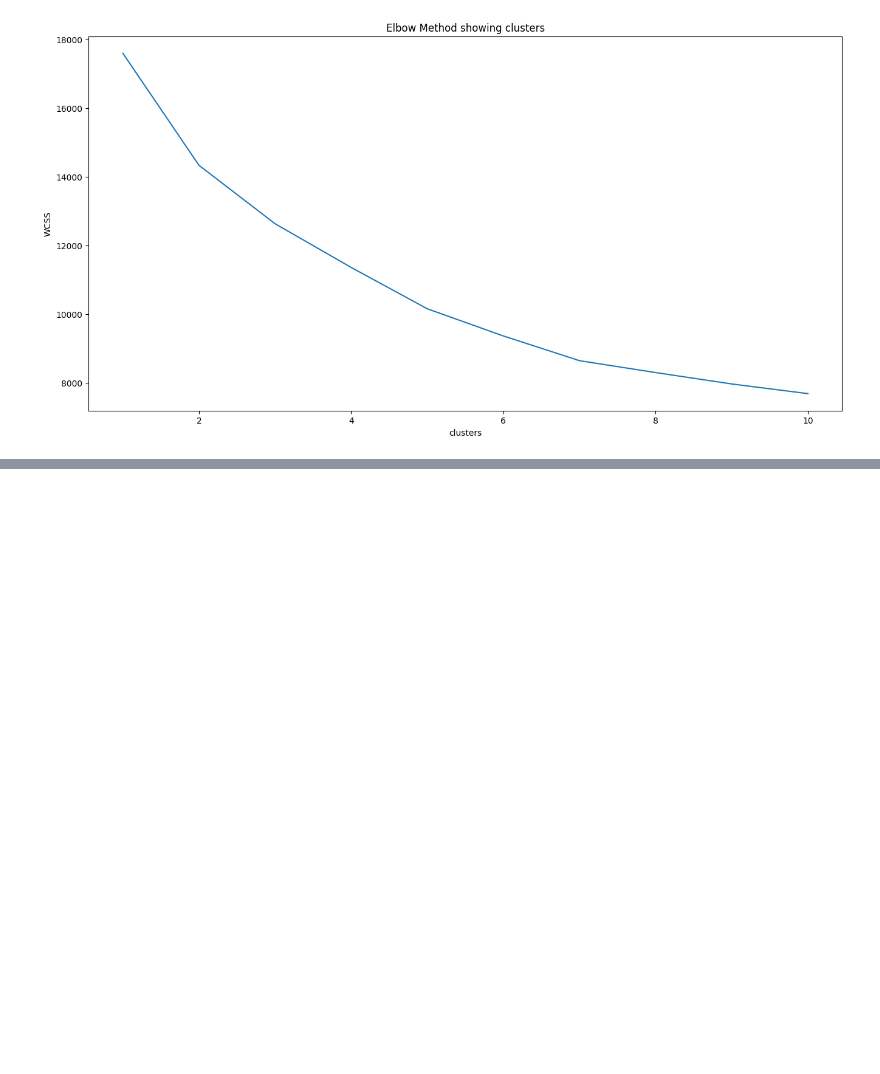
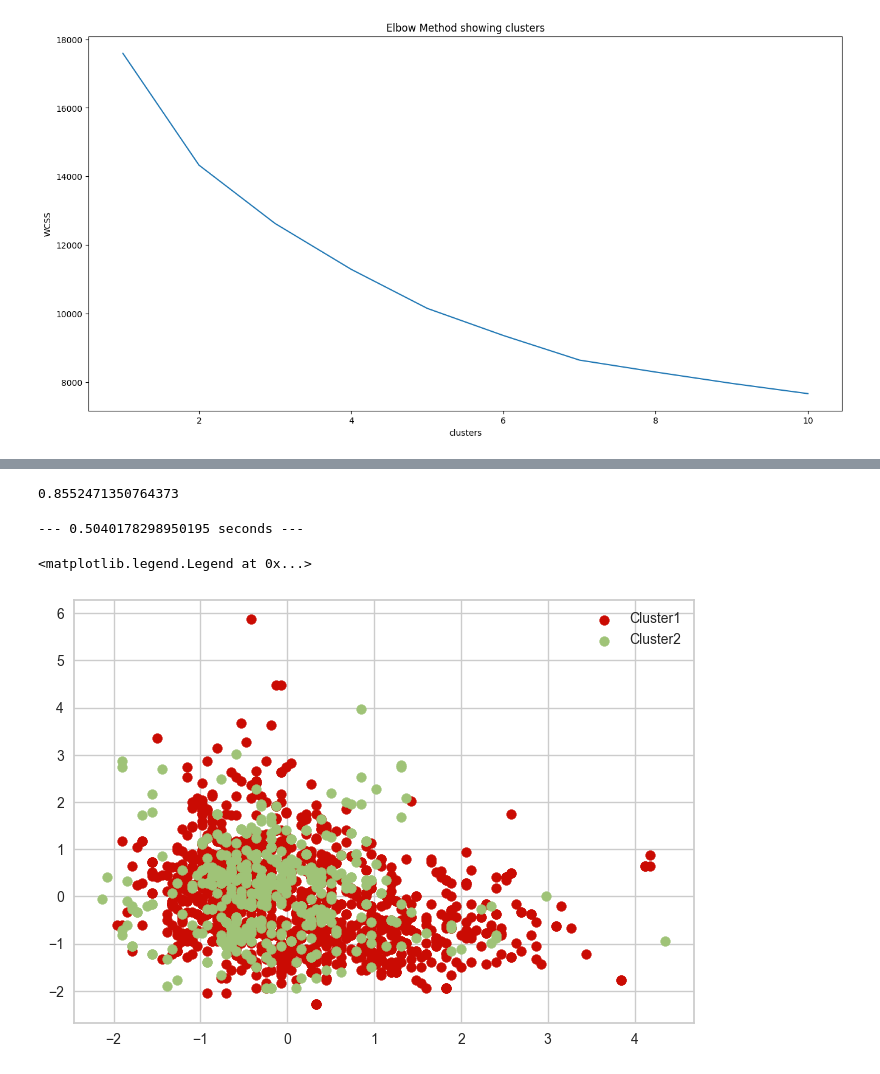
Before and after one commit to MipanZuu/KK2022-IUP, a Jupyter notebook: K-means.ipynb, the cells around one changed output, grey strips where cells are left out. Cells and saved outputs as stored; diff of their text form; code cells hidden in the pictures; blank space fills up the shorter version.

```diff
--- a/K-means.ipynb
+++ b/K-means.ipynb
@@ -119,0 +137,28 @@ plt.show()
+# %%
+pca = PCA(n_components=6)
+pc_X = pca.fit_transform(X_scaled)
+pc_columns = ['pc1','pc2','pc3','pc4','pc5','pc6']
+print(pca.explained_variance_ratio_.sum())
+# %% [output]
+0.8552471350764373
+# %%
+# Kmeans with PCA
+kmeans = KMeans(n_clusters = 2)
+start_time = time.time()
+clusters = kmeans.fit_predict(pc_X)
+today = date.today()
+print("--- %s seconds ---" % (time.time() - start_time))
+labels = kmeans.labels_
+# %% [output]
+--- 0.5040178298950195 seconds ---
+# %%
+#2D plot
+colors = 'rgbkcmy'
+for i in np.unique(clusters):
+    plt.scatter(pc_X[clusters==i,0],
+               pc_X[clusters==i,1],
+               color=colors[i], label='Cluster' + str(i+1))
+plt.legend()
+# %% [output]
+<matplotlib.legend.Legend at 0x...>
+[figure, added]
```
Also changed, not shown: parts of 5 cells of this notebook.
